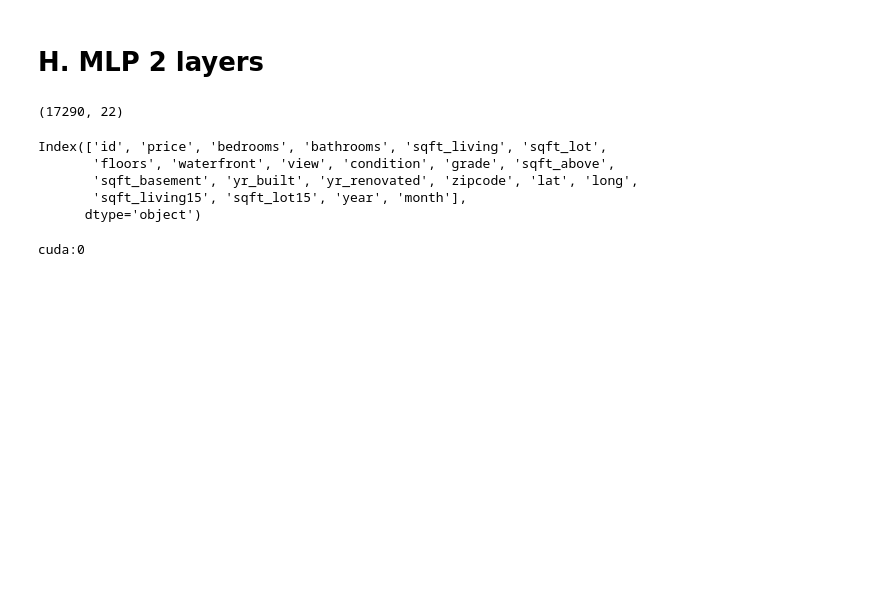
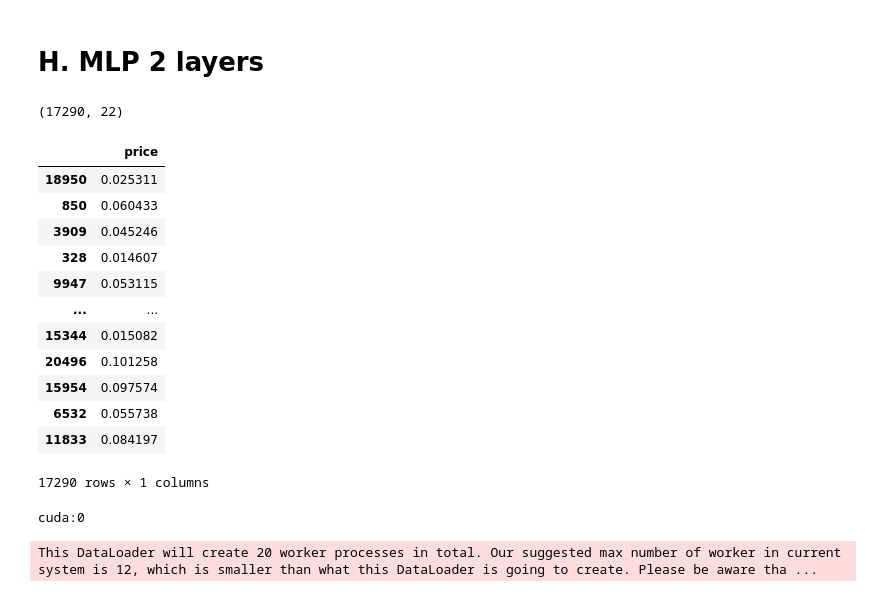
Before and after one commit to 1-1is0/uni_nndl, a Jupyter notebook: hw1/q4/main.ipynb, the cells around one changed output. Drawn from its saved outputs; the diff is of its cells as text; code cells hidden in the pictures; blank space fills up the shorter version.

```diff
--- a/hw1/q4/main.ipynb
+++ b/hw1/q4/main.ipynb
@@ -148,10 +150,18 @@ train.shape
 # %%
-train.columns
+train[["price"]]
 # %% [output]
+|  | price |
+| 18950 | 0.025311 |
+| 850 | 0.060433 |
+| 3909 | 0.045246 |
+| 328 | 0.014607 |
+| 9947 | 0.053115 |
+| ... | ... |
+| 15344 | 0.015082 |
+| 20496 | 0.101258 |
+| 15954 | 0.097574 |
+| 6532 | 0.055738 |
+| 11833 | 0.084197 |
-Index(['id', 'price', 'bedrooms', 'bathrooms', 'sqft_living', 'sqft_lot',
-       'floors', 'waterfront', 'view', 'condition', 'grade', 'sqft_above',
-       'sqft_basement', 'yr_built', 'yr_renovated', 'zipcode', 'lat', 'long',
-       'sqft_living15', 'sqft_lot15', 'year', 'month'],
-      dtype='object')
+17290 rows × 1 columns
 # %%
 import torch
@@ -176,0 +190,10 @@ class dataset_class(Dataset):
+# %%
+train_dataset = HousesDataset(train)
+test_dataset = HousesDataset(test)
+
+train_loader = DataLoader(train_dataset, batch_size=64,
+                          shuffle=True, num_workers=20)
+test_loader = DataLoader(test_dataset, batch_size=64,
+                         shuffle=True, num_workers=20)
+# %% [output]
+This DataLoader will create 20 worker processes in total. Our suggested max number of worker in current system is 12, which is smaller than what this DataLoader is going to create. Please be aware tha ...
```
Also changed, not shown: parts of 9 cells of this notebook.
